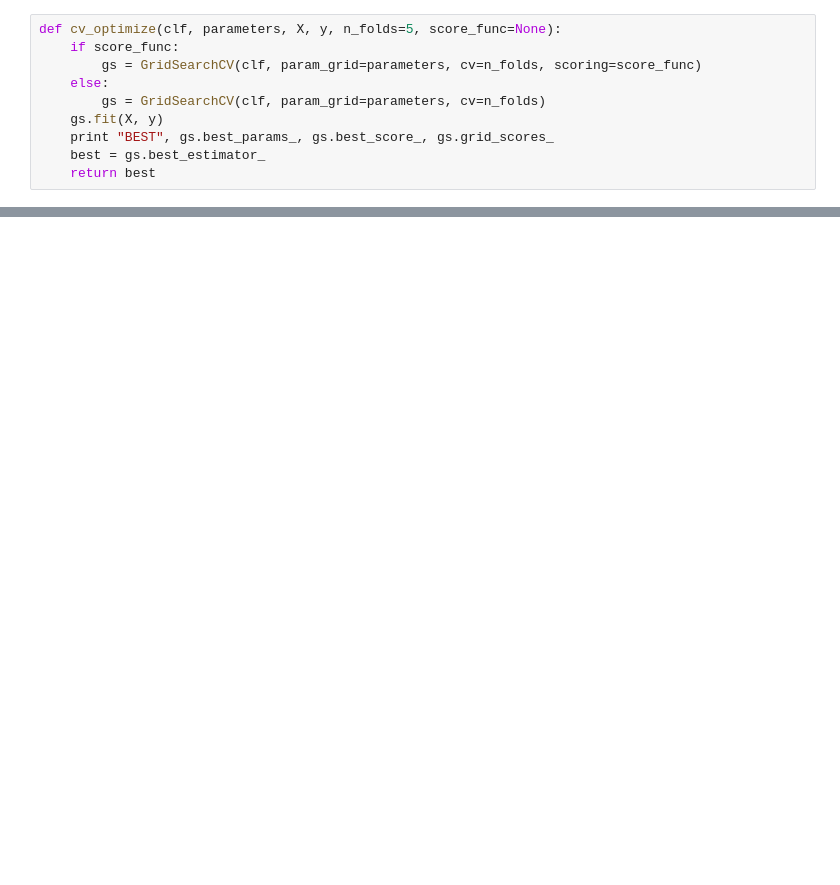
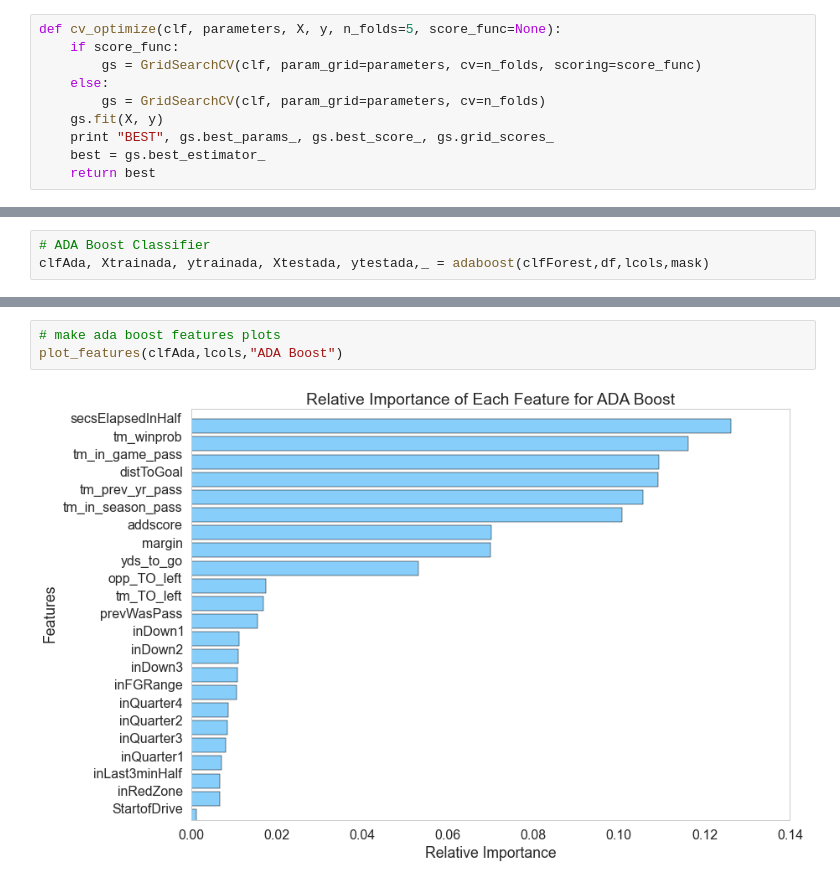
Before and after one commit to mdgoldberg/playprediction, a Jupyter notebook: proj_func.ipynb, the cells around one changed output, grey strips where cells are left out. Cells and saved outputs as stored; diff of their text form; blank space fills up the shorter version.

```diff
--- a/proj_func.ipynb
+++ b/proj_func.ipynb
@@ -311,0 +245,3 @@ clfGB = gradboost(df,lcols,mask)
+# %%
+# ADA Boost Classifier
+clfAda, Xtrainada, ytrainada, Xtestada, ytestada,_ = adaboost(clfForest,df,lcols,mask)
@@ -311,0 +257,5 @@ clfGB = gradboost(df,lcols,mask)
+# %%
+# make ada boost features plots
+plot_features(clfAda,lcols,"ADA Boost")
+# %% [output]
+[figure, added]
```
Also changed, not shown: parts of 39 cells of this notebook.
